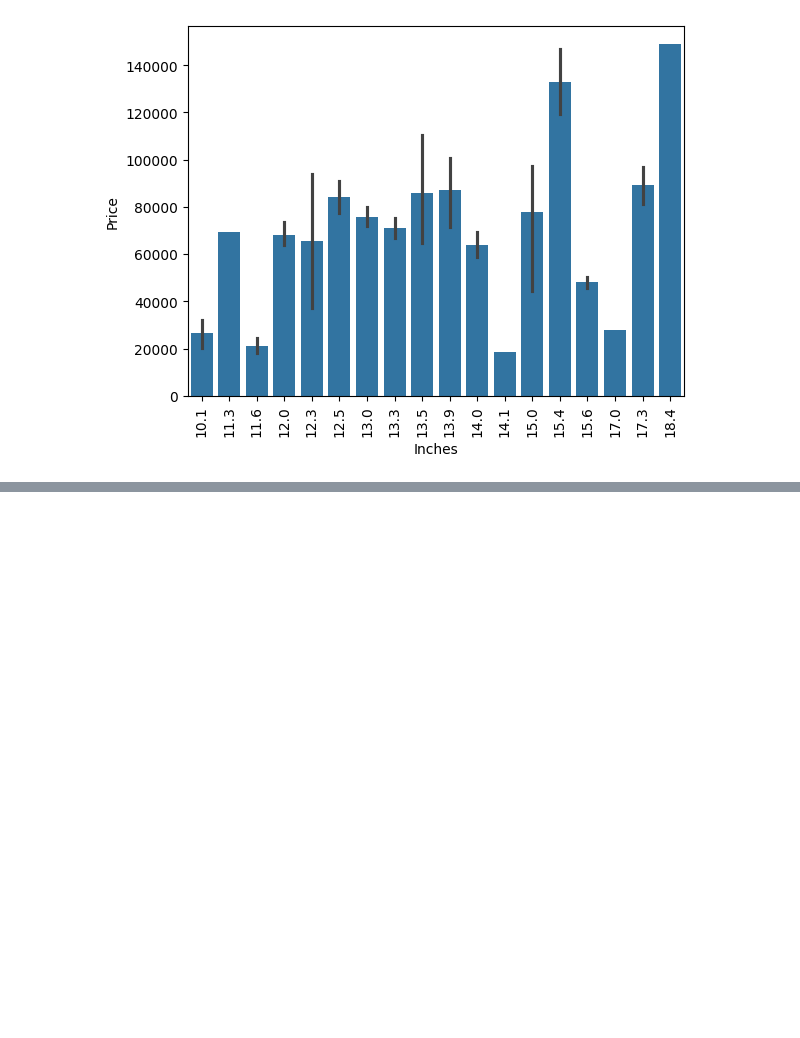
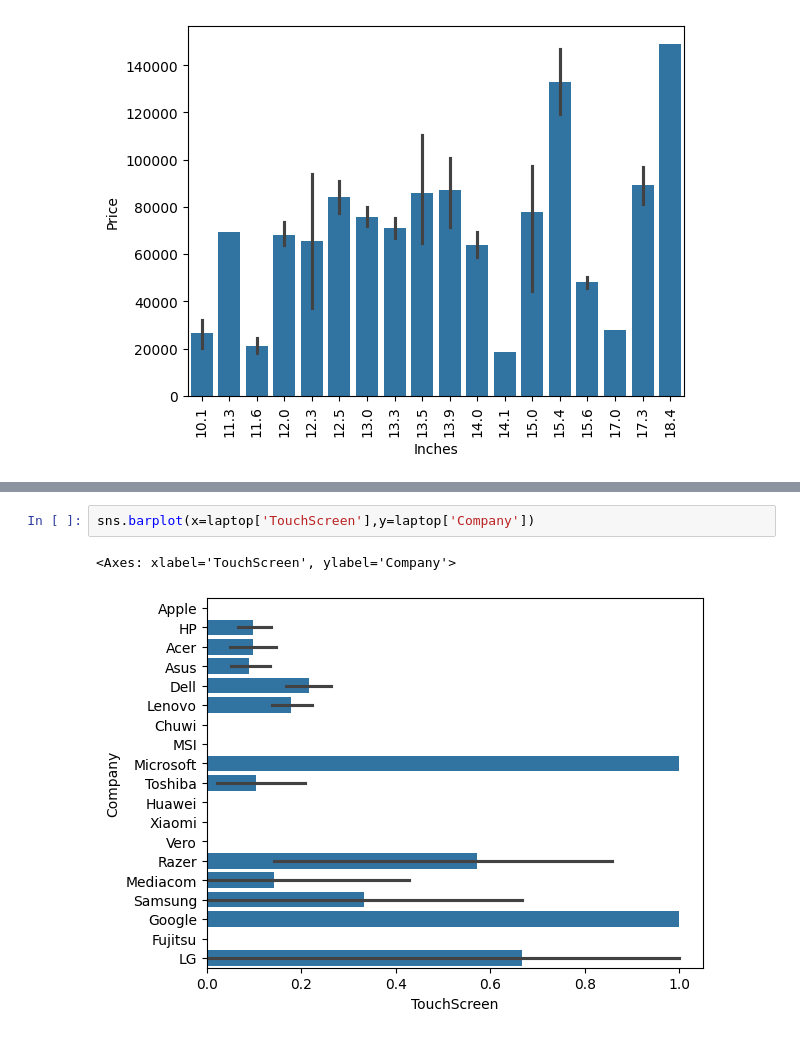
Before and after one commit to ChitwanRana/Predictive-Price-Estimator, a Jupyter notebook: Laptop_Price_Prediction.ipynb, the cells around one changed output, grey strips where cells are left out. Saved outputs shown, nothing was run; the diff lists cells and outputs as text; blank space fills up the shorter version.

```diff
--- a/Laptop_Price_Prediction.ipynb
+++ b/Laptop_Price_Prediction.ipynb
@@ -120,0 +153,5 @@ plt.show()
+# %%
+sns.barplot(x=laptop['TouchScreen'],y=laptop['Company'])
+# %% [output]
+<Axes: xlabel='TouchScreen', ylabel='Company'>
+[figure, added]
```
Also changed, not shown: parts of 20 cells of this notebook.
